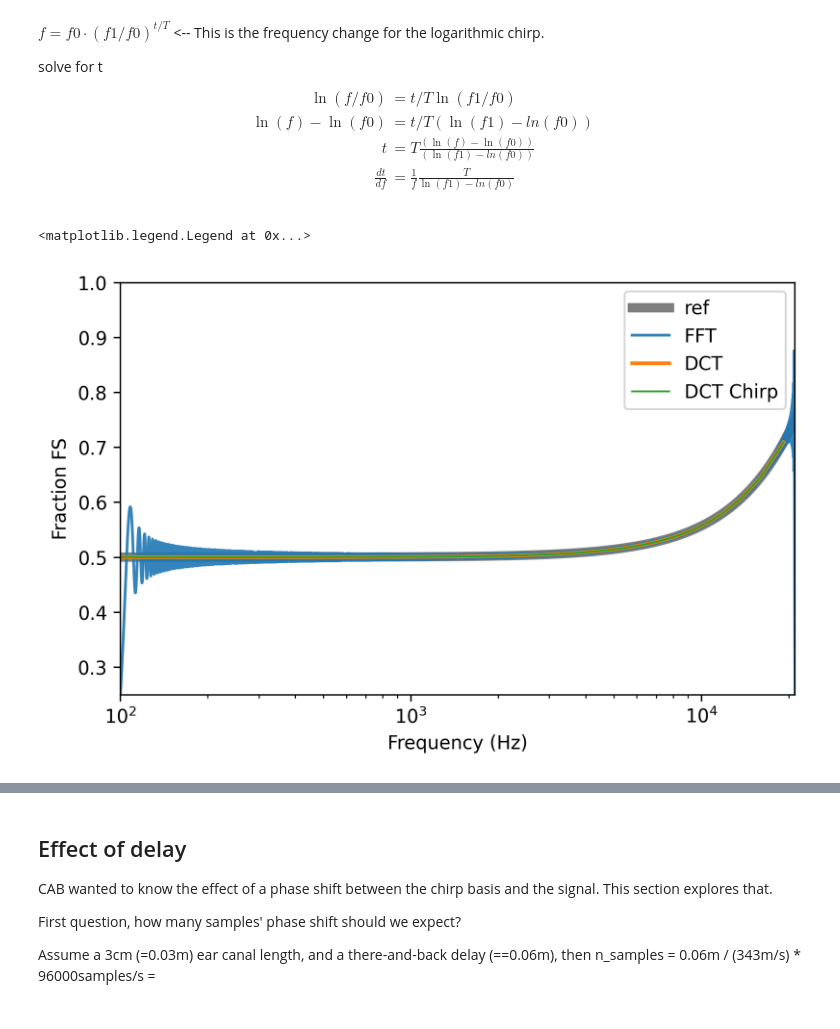
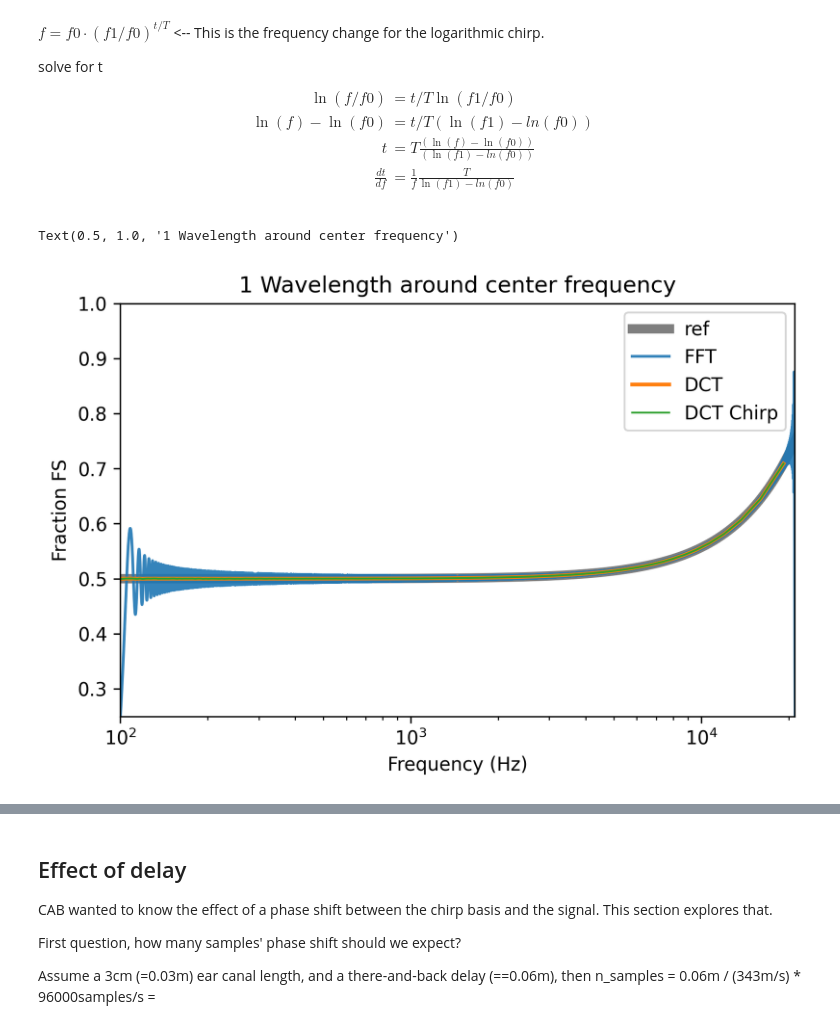
Before and after one commit to Tympan/auren-python, a Jupyter notebook: jupyter_notebooks/WAIProcessingTest.ipynb, the cells around one changed output, grey strips where cells are left out. Drawn from its saved outputs; the diff is of its cells as text; code cells hidden in the pictures.

```diff
--- a/jupyter_notebooks/WAIProcessingTest.ipynb
+++ b/jupyter_notebooks/WAIProcessingTest.ipynb
@@ -125,6 +125,11 @@ mean(s2 * s2):   0.4999802788230964 --> should be large
 # %%
 # Let's try a hanning window
 han_win = signal.windows.hann(block_size, sym=True)
-check_orthogonality(chirp00[slc0] * han_win, chirp90[slc0])
-# NOPE!
+# han_win = han_win / np.sqrt((han_win**2).mean())
+han_win = han_win / ((han_win).mean())
+# check_orthogonality(chirp00[slc0] * han_win, chirp90[slc0] * han_win)
+check_orthogonality(chirp00[slc0] * np.sqrt(han_win), chirp90[slc0] * np.sqrt(han_win))
+# it's "OK"
+plt.plot(han_win)
+plt.plot(han_win**2)
 # %% [output]
@@ -159,7 +166,7 @@ Text(0, 0.5, 'Fraction of FS')
 [figure]
 # %%
 # Cool. Let's do a pure-tone DCT for the whole signal
-def calc_dct(signal_size=1, frequency="discrete", block_size=block_size, n_sample_offset=0):
+def calc_dct(signal_size=1, frequency="discrete", block_size=block_size, n_sample_offset=0, use_han=False):
     dct_f = []
     dct_a = []
     dct_a_chirp = []
@@ -191,6 +198,11 @@ def calc_dct(signal_size=1, frequency="discrete", block_size=block_size, n_sampl
             n = signal_size
 
         # Compute the slices in the time signal around this center
+        w = 1
+        if use_han:
+            w = han_win
+            n = 1
+            width = block_size
         slc1 = slice(
             center_ind - int(n / 2 * width),
             center_ind + int(n / 2 * width + width % 2)  # The " % 2 " is for odd vs even number of samples
@@ -210,11 +222,11 @@ def calc_dct(signal_size=1, frequency="discrete", block_size=block_size, n_sampl
         norm = 2 #* fraction
 
         # Compute the real and imaginary components of the amplitude using pure tones
-        real = np.mean(np.cos(2 * np.pi * f_discrete * chirp_times[slc1]) * chirp[slc1_off])
-        imag = np.mean(np.sin(2 * np.pi * f_discrete * chirp_times[slc1]) * chirp[slc1_off])
+        real = np.mean(np.cos(2 * np.pi * f_discrete * chirp_times[slc1]) * chirp[slc1_off] * w)
+        imag = np.mean(np.sin(2 * np.pi * f_discrete * chirp_times[slc1]) * chirp[slc1_off] * w)
         # ... and using the chirp segments
-        real_chirp = np.mean(chirp00[slc1] * chirp[slc1_off])
-        imag_chirp = np.mean(chirp90[slc1] * chirp[slc1_off])
+        real_chirp = np.mean(chirp00[slc1] * chirp[slc1_off] * w)
+        imag_chirp = np.mean(chirp90[slc1] * chirp[slc1_off] * w)
         dct_f.append(f_discrete)
         dct_a.append(norm*(real - 1j * imag))
         dct_a_chirp.append(norm*(real_chirp - 1j * imag_chirp))
@@ -241,19 +253,20 @@ t  &= T \frac{(\ln (f) -\ln(f0))}{(\ln(f1) - ln(f0))}  \\
 # %%
 dct_f, dct_a, dct_a_chirp = calc_dct(signal_size=1, frequency="discrete")
 
 plt.figure(figsize=(6.5,4), dpi=300)
 plt.semilogx(ref_f, amplitude(ref_f), 'k', label="ref", lw=5, alpha=0.5)
 plt.semilogx(ref_f, np.abs(ref_a) * np.sqrt(2) / np.sqrt(duration / ref_f / (np.log(f1) - np.log(f0))) * duration, label="FFT", alpha=0.9)
 plt.semilogx(dct_f, np.abs(dct_a), label="DCT", lw=2)
 plt.semilogx(dct_f, np.abs(dct_a_chirp), label="DCT Chirp", lw=1)
 plt.xlim(f0, f1)
 plt.ylim(0.25, 1)
 plt.xlabel("Frequency (Hz)")
 plt.ylabel("Fraction FS")
 plt.legend()
+plt.title("1 Wavelength around center frequency")
 # %% [output]
-<matplotlib.legend.Legend at 0x...>
+Text(0.5, 1.0, '1 Wavelength around center frequency')
-[figure, old version]
+[figure, new version]
 # %%
 dct_f, dct_a, dct_a_chirp = calc_dct(signal_size="largest", frequency="continuous")
 
```
Also changed, not shown: parts of 4 cells of this notebook.
